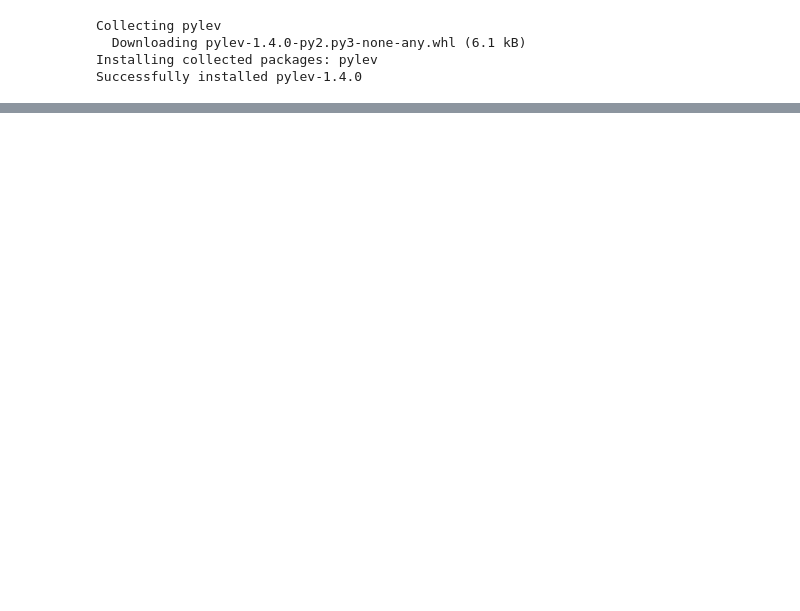
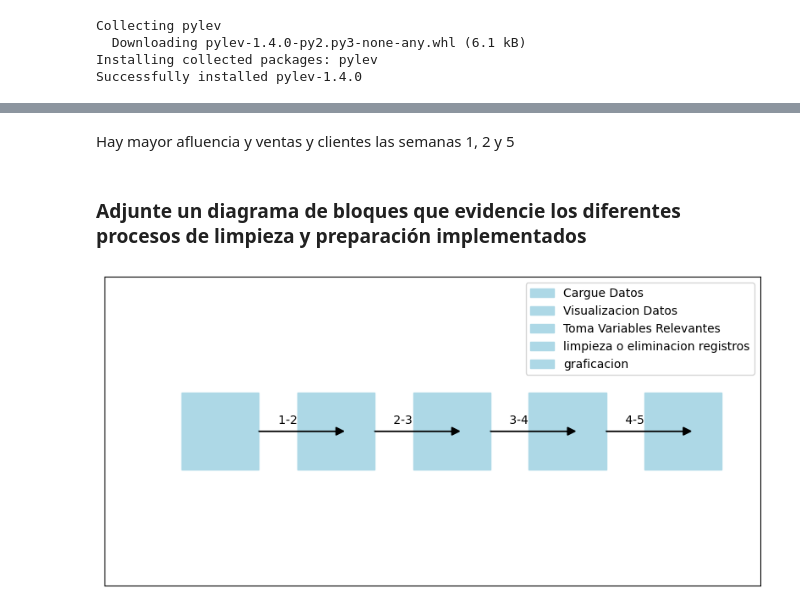
Before and after one commit to Jucavilav/CienciaDatosParcialDatos, a Jupyter notebook: JuanAvila.ipynb, the cells around one changed output, grey strips where cells are left out. Cells and saved outputs as stored; diff of their text form; code cells hidden in the pictures; blank space fills up the shorter version.

```diff
--- a/JuanAvila.ipynb
+++ b/JuanAvila.ipynb
@@ -53,0 +127,38 @@ alpes_df.sample(5)
+# %% [markdown]
+Hay mayor afluencia y ventas y clientes las semanas 1, 2 y 5
+# %% [markdown]
+### Adjunte un diagrama de bloques que evidencie los diferentes procesos de limpieza y preparación implementados
+# %%
+import matplotlib.pyplot as plt
+
+# Define los bloques y las conexiones
+bloques = ["Cargue Datos", "Visualizacion Datos", "Toma Variables Relevantes", "limpieza o eliminacion registros", "graficacion"]
+conexiones = [" 1-2", " 2-3", " 3-4", " 4-5"]
+
+# Crea una figura más grande y ejes
+fig, ax = plt.subplots(figsize=(10, 8))
+
+# Dibuja los bloques
+block_width = 1.5
+for i, bloque in enumerate(bloques):
+    ax.add_patch(plt.Rectangle((i * block_width, 0.5), 1, 1, fill=True, color='lightblue', label=bloque))
+
+# Dibuja las conexiones
+for i in range(len(conexiones)):
+    plt.arrow(i * block_width + 1, 1.0, 1.0, 0, head_width=0.1, head_length=0.1, fc='black', ec='black')
+    plt.text(i * block_width + 1.2, 1.1, conexiones[i])
+
+# Configura la apariencia de la figura
+ax.set_xlim(-1, len(bloques) * block_width)
+ax.set_ylim(-1, 3)
+ax.set_aspect('equal')
+ax.set_xticks([])
+ax.set_yticks([])
+
+# Agrega leyendas para los bloques
+ax.legend(loc="upper right")
+
+# Muestra el diagrama de bloques
+plt.show()
+# %% [output]
+[figure, added]
```
Also changed, not shown: parts of 12 cells of this notebook.
